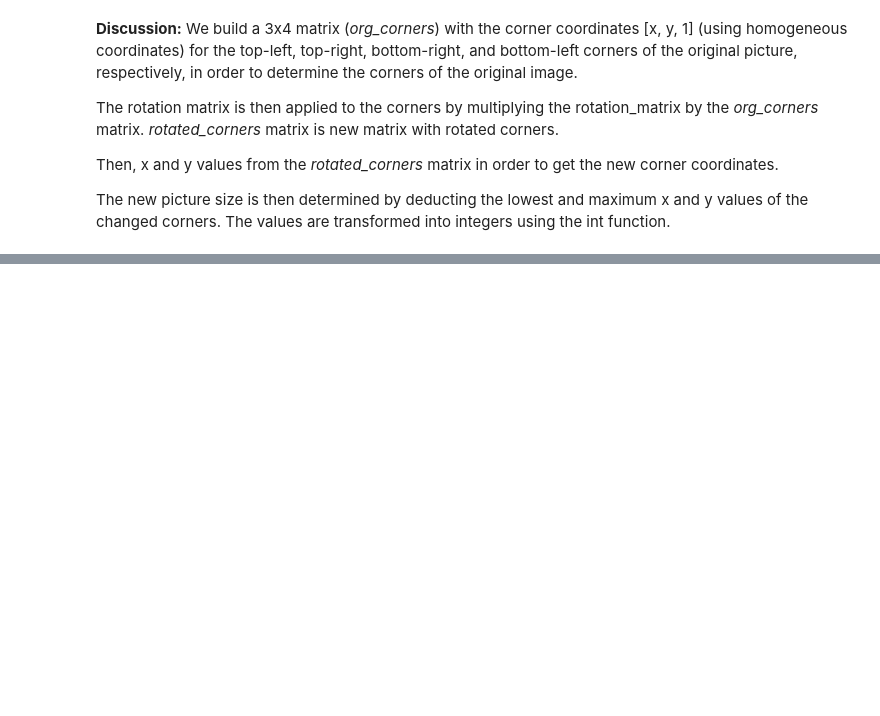
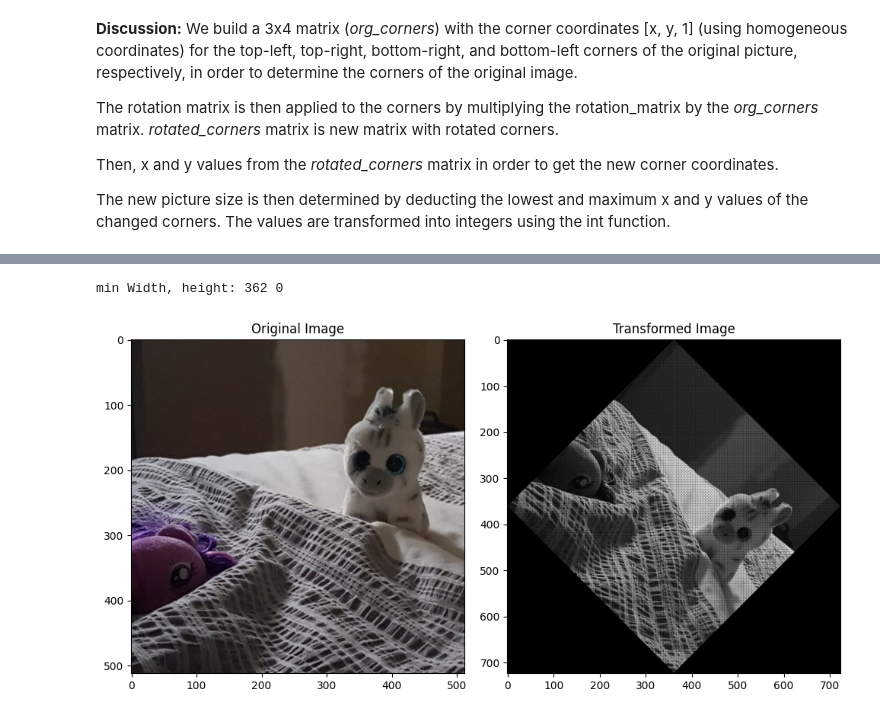
Before and after one commit to dev-nanthan/Vision_Lab1, a Jupyter notebook: Lab1_trans.ipynb, the cells around one changed output, grey strips where cells are left out. Drawn from its saved outputs; the diff is of its cells as text; code cells hidden in the pictures; blank space fills up the shorter version.

```diff
--- a/Lab1_trans.ipynb
+++ b/Lab1_trans.ipynb
@@ -98,0 +109,38 @@ New Image Size: 724 x 724
+# %%
+min_width = abs(np.min(new_corner_x));
+min_height = abs(np.min(new_corner_y));
+
+min_width = int(min_width);
+min_height = int(min_height);
+
+print("min Width, height:", min_width, min_height)
+
+# Generate an empty image with the calculated size
+rot_empty_image = np.zeros((new_image_height, new_image_width), dtype=np.uint8)
+
+# Transform each pixel of the original grayscale image
+for y in range(y_max):
+    for x in range(x_max):
+        pixel = np.array([x, y, 1])
+        transformed_pixel = np.dot(pixel, matrix_T)
+        new_x = int(transformed_pixel[0]) + min_width
+        new_y = int(transformed_pixel[1]) + min_height
+        rot_empty_image[new_y, new_x] = gray_image[y, x]
+
+# Display the original image, transformed image, and empty image
+plt.figure(figsize=(10, 5))
+
+plt.subplot(121)
+plt.imshow(cv2.cvtColor(image, cv2.COLOR_BGR2RGB))
+plt.title('Original Image')
+
+
+plt.subplot(122)
+plt.imshow(rot_empty_image, cmap='gray')
+plt.title('Transformed Image')
+
+plt.tight_layout()
+plt.show()
+# %% [output]
+min Width, height: 362 0
+[figure, added]
```
Also changed, not shown: parts of 8 cells of this notebook.
